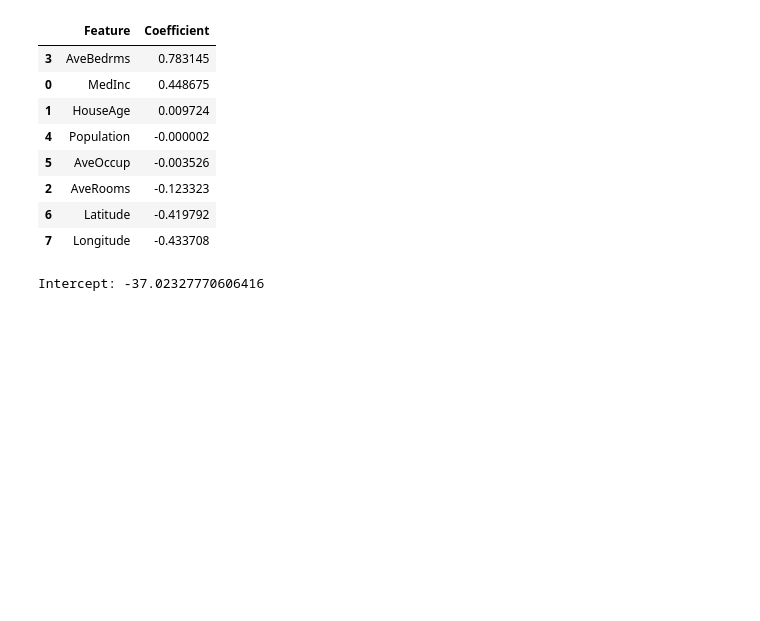
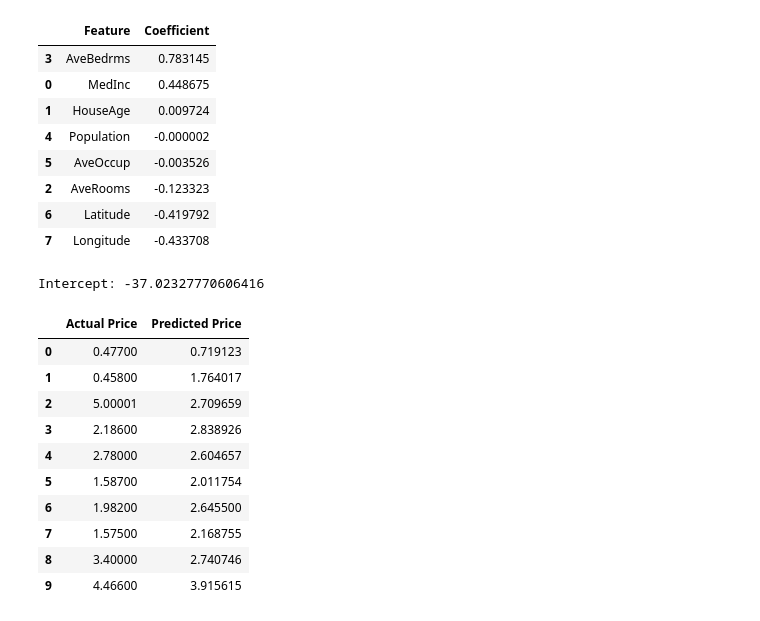
Before and after one commit to haneef333/house-price-prediction, a Jupyter notebook: notebooks/house_price_prediction.ipynb, the cells around one changed output. Saved outputs shown, nothing was run; the diff lists cells and outputs as text; code cells hidden in the pictures; blank space fills up the shorter version.

```diff
--- a/notebooks/house_price_prediction.ipynb
+++ b/notebooks/house_price_prediction.ipynb
@@ -216,0 +219,19 @@ Intercept: -37.02327770606416
+# %%
+comparison = pd.DataFrame({
+    "Actual Price": y_test.values,
+    "Predicted Price": y_pred
+})
+
+comparison.head(10)
+# %% [output]
+|  | Actual Price | Predicted Price |
+| 0 | 0.47700 | 0.719123 |
+| 1 | 0.45800 | 1.764017 |
+| 2 | 5.00001 | 2.709659 |
+| 3 | 2.18600 | 2.838926 |
+| 4 | 2.78000 | 2.604657 |
+| 5 | 1.58700 | 2.011754 |
+| 6 | 1.98200 | 2.645500 |
+| 7 | 1.57500 | 2.168755 |
+| 8 | 3.40000 | 2.740746 |
+| 9 | 4.46600 | 3.915615 |
```
Also changed, not shown: parts of 26 cells of this notebook, 1 other file.
